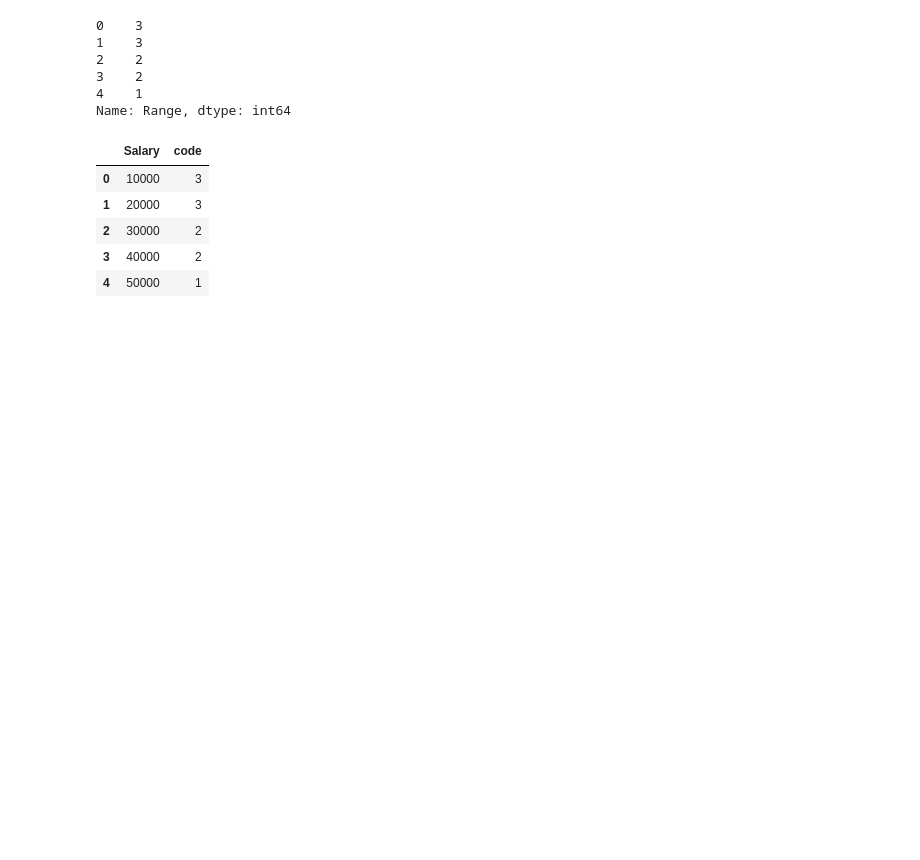
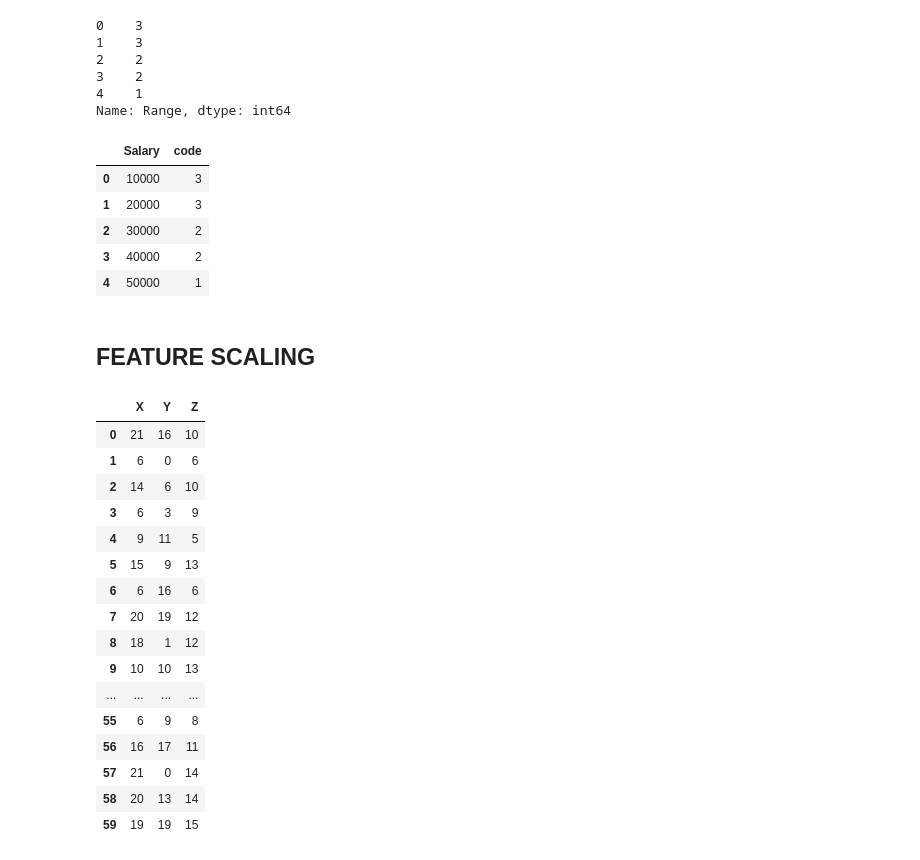
Before and after one commit to Vaisalee/sem-5, a Jupyter notebook: Data cleaning.ipynb, the cells around one changed output. Saved outputs shown, nothing was run; the diff lists cells and outputs as text; code cells hidden in the pictures; blank space fills up the shorter version.

```diff
--- a/Data cleaning.ipynb
+++ b/Data cleaning.ipynb
@@ -147,0 +146,2 @@ Test_Data=
+# %% [markdown]
+## FEATURE SCALING
@@ -147,0 +154,20 @@ Test_Data=
+# %%
+Test_Data
+# %% [output]
+|  | X | Y | Z |
+| 0 | 21 | 16 | 10 |
+| 1 | 6 | 0 | 6 |
+| 2 | 14 | 6 | 10 |
+| 3 | 6 | 3 | 9 |
+| 4 | 9 | 11 | 5 |
+| 5 | 15 | 9 | 13 |
+| 6 | 6 | 16 | 6 |
+| 7 | 20 | 19 | 12 |
+| 8 | 18 | 1 | 12 |
+| 9 | 10 | 10 | 13 |
+| ... | ... | ... | ... |
+| 55 | 6 | 9 | 8 |
+| 56 | 16 | 17 | 11 |
+| 57 | 21 | 0 | 14 |
+| 58 | 20 | 13 | 14 |
+| 59 | 19 | 19 | 15 |
```
Also changed, not shown: parts of 15 cells of this notebook.
